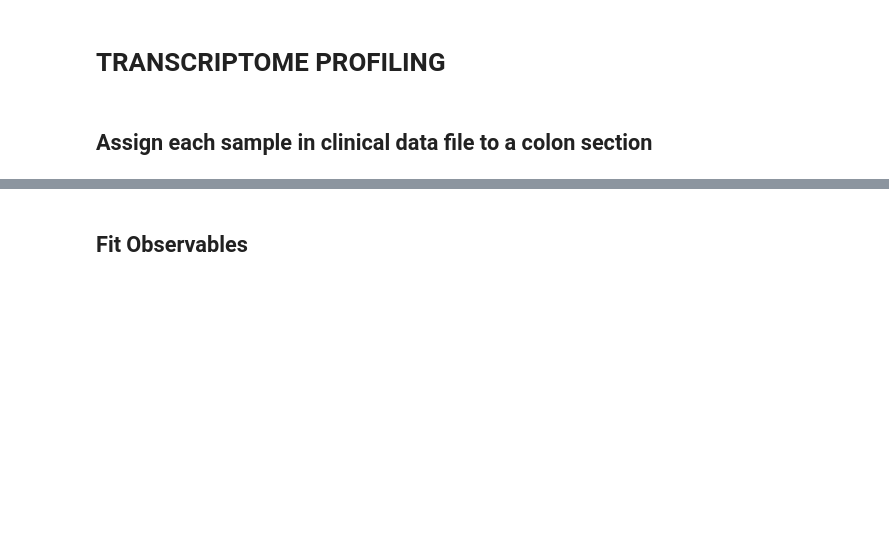
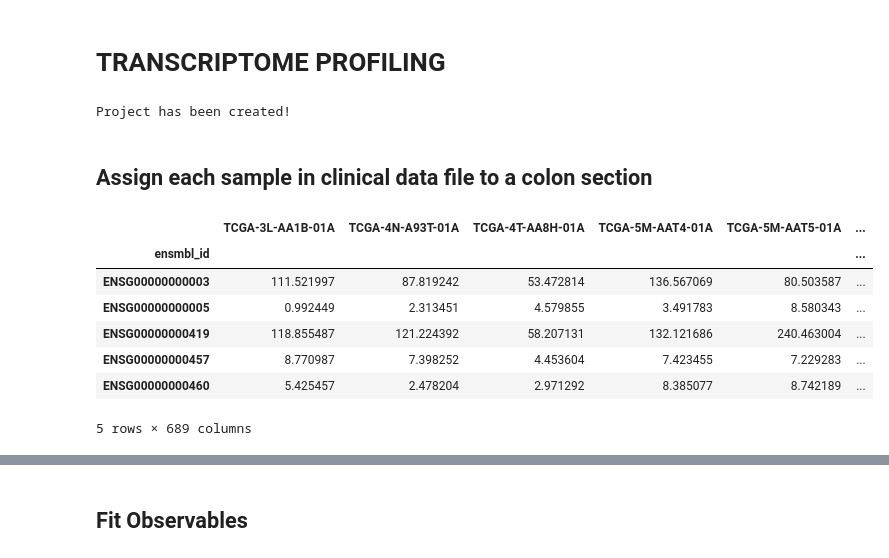
Before and after one commit to Dallavilla-Tiziano/profile_analysis, a Jupyter notebook: notebooks/paper_analysis/profile_analysis_colon.ipynb, the cells around one changed output, grey strips where cells are left out. Cells and saved outputs as stored; diff of their text form; code cells hidden in the pictures; blank space fills up the shorter version.

```diff
--- a/notebooks/paper_analysis/profile_analysis_colon.ipynb
+++ b/notebooks/paper_analysis/profile_analysis_colon.ipynb
@@ -12,12 +12,28 @@ sys.path.append("../../../git/lib") # Path to the profile_analysis_class.py file
 from profile_analysis_class import ProfileAnalysis # Import the profile workflow class
 import pandas as pd
 import matplotlib.pyplot as plt
+from supervenn import supervenn
+import mygene
 
+mg = mygene.MyGeneInfo()
 plt.style.use('../../assets/styles/plotting_style.mplstyle') # Path to the matplotlib style sheet
 # Create workflow class, specifying the path to the SETTINGS.ini file
 pa_transcriptome = ProfileAnalysis('../../../docker/analysis/transcriptome')
+# %% [output]
+Project has been created!
 # %% [markdown]
 ## Assign each sample in clinical data file to a colon section
 # %%
 pa_transcriptome.create_samples_to_sections_table()
+# %%
+pa_transcriptome.data_table.head()
+# %% [output]
+|  | TCGA-3L-AA1B-01A | TCGA-4N-A93T-01A | TCGA-4T-AA8H-01A | TCGA-5M-AAT4-01A | TCGA-5M-AAT5-01A | ... |
+| ensmbl_id |  |  |  |  |  | ... |
+| ENSG00000000003 | 111.521997 | 87.819242 | 53.472814 | 136.567069 | 80.503587 | ... |
+| ENSG00000000005 | 0.992449 | 2.313451 | 4.579855 | 3.491783 | 8.580343 | ... |
+| ENSG00000000419 | 118.855487 | 121.224392 | 58.207131 | 132.121686 | 240.463004 | ... |
+| ENSG00000000457 | 8.770987 | 7.398252 | 4.453604 | 7.423455 | 7.229283 | ... |
+| ENSG00000000460 | 5.425457 | 2.478204 | 2.971292 | 8.385077 | 8.742189 | ... |
+5 rows × 689 columns
 # %%
```
Also changed, not shown: parts of 188 cells of this notebook.
